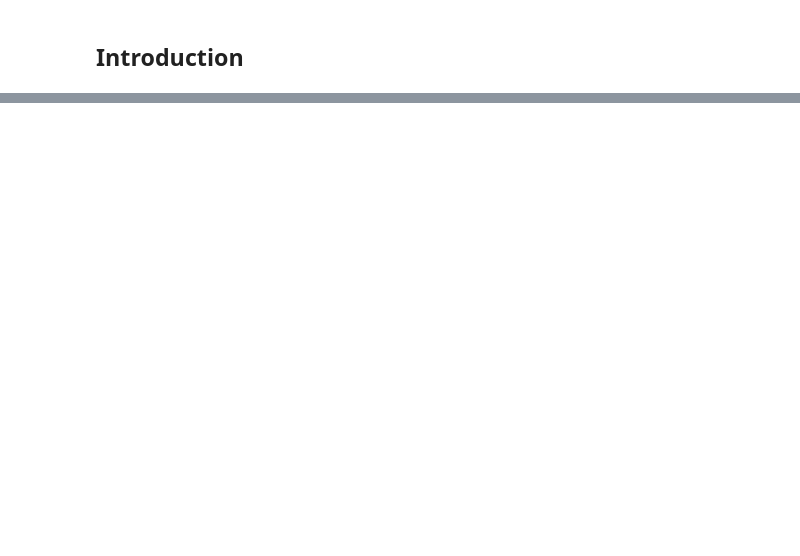
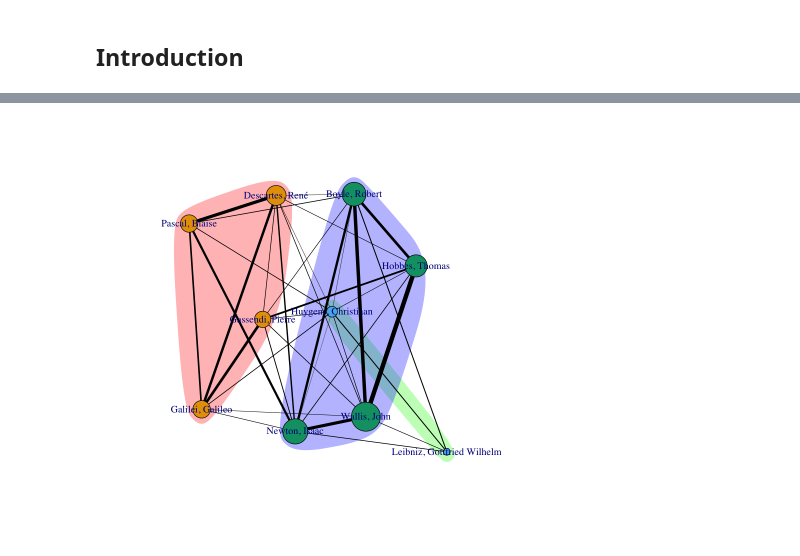
Before and after one commit to paolo-rossini-1991/co-citation_analysis_for_historians, a Jupyter notebook: Co-citation tutorial.ipynb, the cells around one changed output, grey strips where cells are left out. Drawn from its saved outputs; the diff is of its cells as text; code cells hidden in the pictures; blank space fills up the shorter version.

```diff
--- a/Co-citation tutorial.ipynb
+++ b/Co-citation tutorial.ipynb
@@ -18,0 +162,14 @@ First, let us have a look at our data set.
+# %%
+# measuring weighted degree
+weighted_degree <- strength(graph)
+V(graph)$size <- weighted_degree * 20
+
+# measuring modularity using the Louvain method
+modularity <- cluster_louvain(graph, weights = NULL, resolution = 1)
+
+# matching edge width with edge weight
+E(graph)$width <- E(graph)$weight * 20
+
+plot(modularity, graph, layout = layout_with_graphopt, mark.border = "NA", edge.color = 'black')
+# %% [output]
+[figure, added]
```
Also changed, not shown: parts of 25 cells of this notebook, 1 other file.
